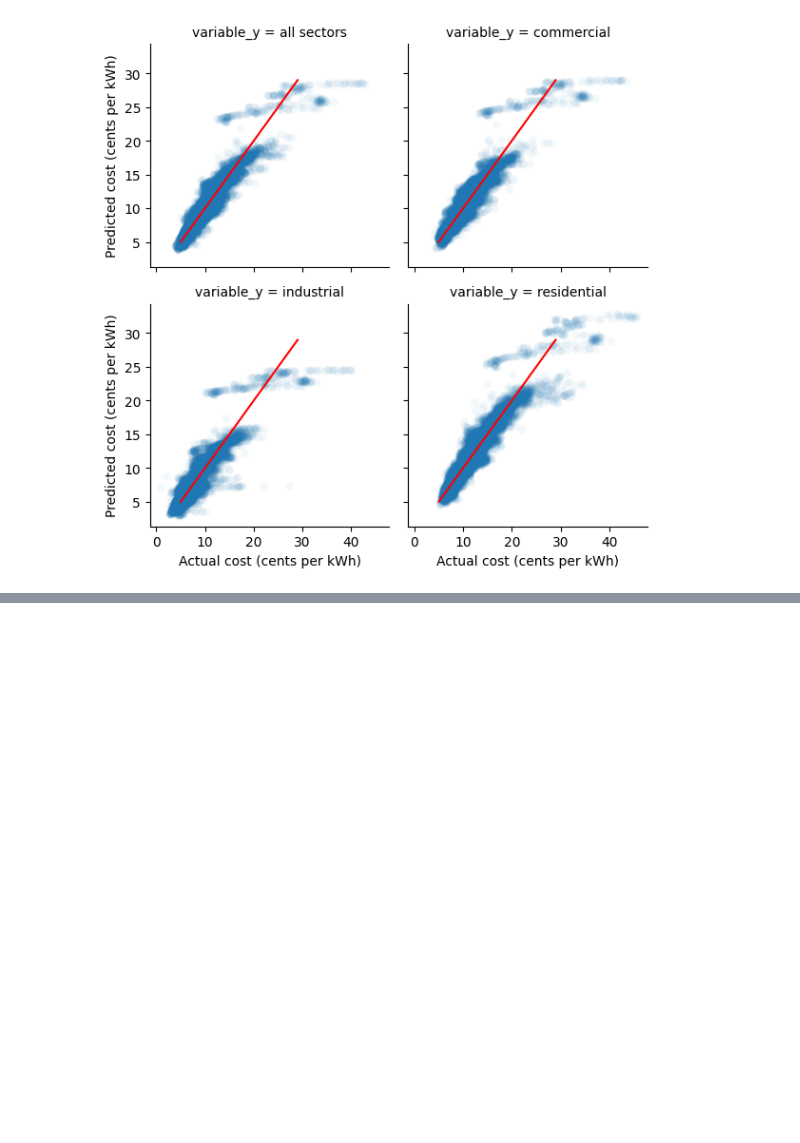
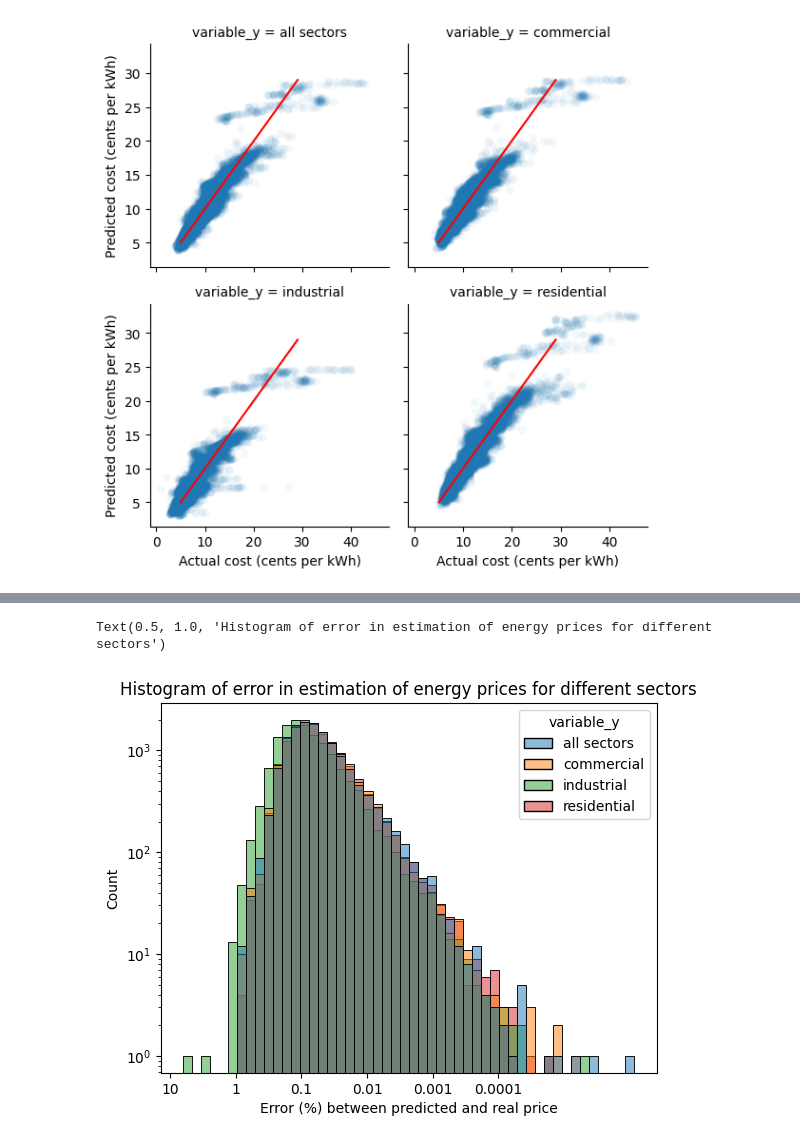
Before and after one commit to AayushSo/udacity-capstone, a Jupyter notebook: data/ML Analysis.ipynb, the cells around one changed output, grey strips where cells are left out. Cells and saved outputs as stored; diff of their text form; code cells hidden in the pictures; blank space fills up the shorter version.

```diff
--- a/data/ML Analysis.ipynb
+++ b/data/ML Analysis.ipynb
@@ -292,0 +311,12 @@ graph.set_ylabels('Predicted cost (cents per kWh)')
+# %%
+y_scat['diff']=((y_scat.value_x - y_scat.value_y)/y_scat.value_x).abs().apply(lambda x: -math.log10(x))
+# %%
+g = sns.histplot(data=y_scat, x='diff',hue='variable_y',bins=50)
+g.set_yscale('log')
+g.set_xticks([-1,0,1,2,3,4])
+g.set_xticklabels([10,1,0.1,0.01,0.001,0.0001]);
+g.set_xlabel('Error (%) between predicted and real price')
+g.set_title('Histogram of error in estimation of energy prices for different sectors')
+# %% [output]
+Text(0.5, 1.0, 'Histogram of error in estimation of energy prices for different sectors')
+[figure, added]
```
Also changed, not shown: parts of 13 cells of this notebook.
